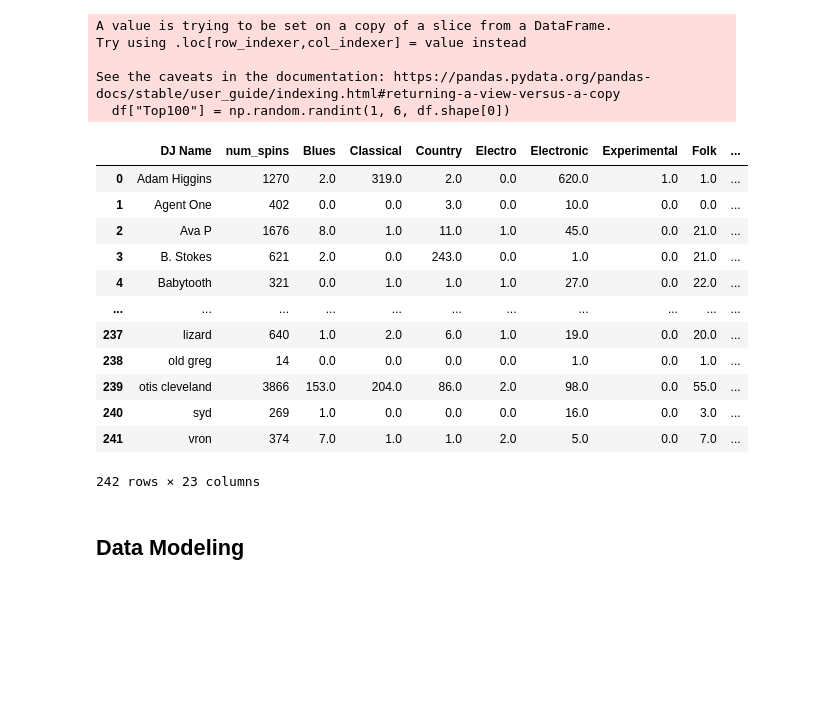
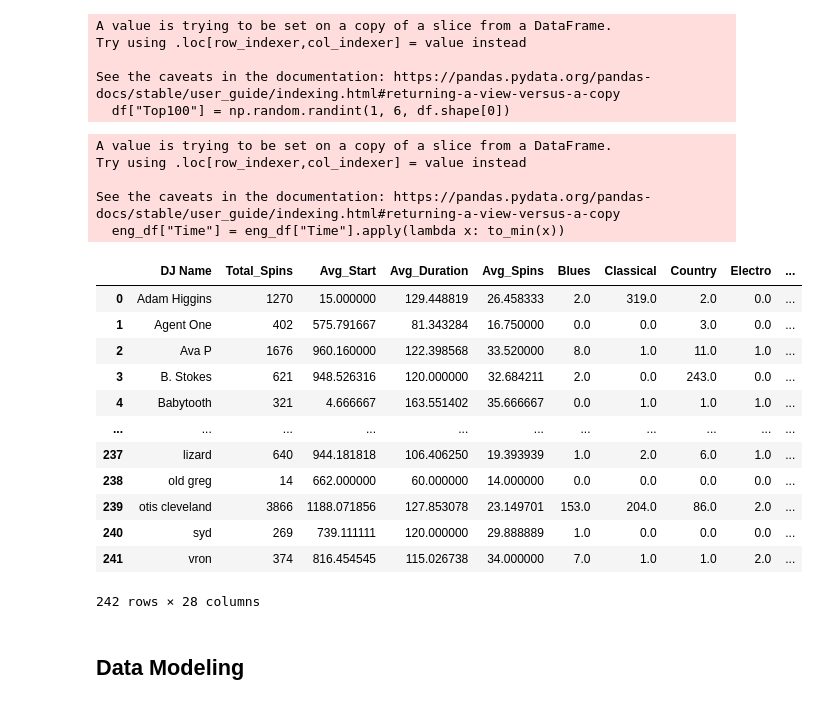
Before and after one commit to zhayes42/CS3870-WRUV, a Jupyter notebook: main.ipynb, the cells around one changed output. Saved outputs shown, nothing was run; the diff lists cells and outputs as text; code cells hidden in the pictures; blank space fills up the shorter version.

Commit message:
data rearranging: additional engineered features

```diff
--- a/main.ipynb
+++ b/main.ipynb
@@ -27,7 +28,7 @@ for file in os.listdir(directory):
 df = pd.concat(dfs, axis=0)
 df.sort_values("Date-time", inplace=True, ignore_index=True)
 # Drop columns that we already know we don't need
-df.drop(["Playlist Category", "Playlist Duration", "DJ Email", "Date-time", "Composer"], axis=1, inplace=True)
+df.drop(["Playlist Category", "DJ Email", "Date-time", "Composer"], axis=1, inplace=True)
 df["Date"] = pd.to_datetime(df["Date"])
 df
 # %% [output]
@@ -425,54 +428,74 @@ def spins_to_dj(spin_df: pd.DataFrame):
     """
     # Begin a dataframe, where each row is indentified by dj name
     dj_df = spin_df.groupby(["DJ Name"]).count().reset_index()
-    dj_df = dj_df[["DJ Name", "Playlist Title"]].rename(columns={"Playlist Title": "num_spins"})
+    dj_df = dj_df[["DJ Name", "Playlist Title"]].rename(columns={"Playlist Title": "Total_Spins"})
 
-    # Engineered Features: Time of day, duration, average # spins, average spin length
+    # Engineered Features: avg time of day (start time), avg duration, average # spins
+    eng_df = spin_df[["DJ Name", "Playlist Title", "Playlist Duration", "Date", "Time"]]
+
+    pattern = "%I:%M:%S %p"
+    def to_min(x):
+        time_extracted = datetime.strptime(x, pattern)
+        return time_extracted.hour*60 + time_extracted.minute
+    eng_df["Time"] = eng_df["Time"].apply(lambda x: to_min(x))
+    start_times_df = eng_df.groupby(["DJ Name", "Date"]).min().reset_index()
+    dj_df["Avg_Start"] = start_times_df[["DJ Name", "Time"]].groupby("DJ Name").mean().reset_index()["Time"]
+
+    duration_df = eng_df[["DJ Name", "Playlist Duration"]]
+    dj_df["Avg_Duration"] = duration_df.groupby("DJ Name").mean().reset_index()["Playlist Duration"]
+
+    one_day_spin_count_df = spin_df.groupby(["DJ Name", "Date"]).count().reset_index()
+    avg_spin_df = one_day_spin_count_df[["DJ Name", "Playlist Title"]].groupby("DJ Name").mean().reset_index()
+    dj_df["Avg_Spins"] = avg_spin_df["Playlist Title"]
 
     # Populate genre count features
     genre_df = spin_df.dropna(subset=["Genre"]) # Temporary, until genre is filled completely
     genre_df = genre_df.groupby(["DJ Name", "Genre"]).count().reset_index()
     genre_df = genre_df[["DJ Name", "Genre", "Playlist Title"]].rename(columns={"Playlist Title": "genre_count"})
     genre_df = genre_df.pivot(index="DJ Name", columns="Genre", values="genre_count").fillna(0).reset_index()
     genre_df = genre_df.rename_axis(None, axis=1)
     dj_df = pd.merge(dj_df, genre_df, on="DJ Name", how='inner')
 
     # Count new music policy violations
     one_day_new_df = spin_df[["DJ Name", "Date", "New"]].groupby(["DJ Name", "Date"]).sum().reset_index()
-    one_day_spin_count_df = spin_df.groupby(["DJ Name", "Date"]).count().reset_index()
     one_day_spin_count_df = one_day_spin_count_df[["DJ Name", "Date", "Playlist Title"]]
     one_day_spin_count_df = one_day_spin_count_df.rename(columns={"Playlist Title": "show_spins"})
     joined_new_df = pd.merge(one_day_new_df, one_day_spin_count_df, on=["DJ Name", "Date"], how='inner')
     joined_new_df["new_percent"] = joined_new_df["New"] / joined_new_df["show_spins"]
     joined_new_df["new_violations"] = (joined_new_df["new_percent"] < 0.25).astype(int)
     grouped_new_df = joined_new_df[["DJ Name", "new_violations"]].groupby("DJ Name").sum().reset_index()
     dj_df = pd.merge(dj_df, grouped_new_df, on="DJ Name", how='inner')
 
     # Count popular artist policy violations
     dj_df["top_violations"] = spin_df[["DJ Name", "Top100"]].groupby(["DJ Name"]).sum().reset_index()["Top100"]
 
     # Calculate policy violation feature
     dj_df["Violations"] = dj_df["new_violations"] + dj_df["top_violations"]
     #dj_df = dj_df.drop(columns=["new_violations", "top_violations"])
 
     return dj_df
 
 df1 = spins_to_dj(spin_df=df)
 df1
 # %% [output]
+A value is trying to be set on a copy of a slice from a DataFrame.
+Try using .loc[row_indexer,col_indexer] = value instead
+
+See the caveats in the documentation: https://pandas.pydata.org/pandas-docs/stable/user_guide/indexing.html#returning-a-view-versus-a-copy
+  eng_df["Time"] = eng_df["Time"].apply(lambda x: to_min(x))
-|  | DJ Name | num_spins | Blues | Classical | Country | Electro | Electronic | Experimental | Folk | ... |
-| 0 | Adam Higgins | 1270 | 2.0 | 319.0 | 2.0 | 0.0 | 620.0 | 1.0 | 1.0 | ... |
-| 1 | Agent One | 402 | 0.0 | 0.0 | 3.0 | 0.0 | 10.0 | 0.0 | 0.0 | ... |
-| 2 | Ava P | 1676 | 8.0 | 1.0 | 11.0 | 1.0 | 45.0 | 0.0 | 21.0 | ... |
-| 3 | B. Stokes | 621 | 2.0 | 0.0 | 243.0 | 0.0 | 1.0 | 0.0 | 21.0 | ... |
-| 4 | Babytooth | 321 | 0.0 | 1.0 | 1.0 | 1.0 | 27.0 | 0.0 | 22.0 | ... |
+|  | DJ Name | Total_Spins | Avg_Start | Avg_Duration | Avg_Spins | Blues | Classical | Country | Electro | ... |
+| 0 | Adam Higgins | 1270 | 15.000000 | 129.448819 | 26.458333 | 2.0 | 319.0 | 2.0 | 0.0 | ... |
+| 1 | Agent One | 402 | 575.791667 | 81.343284 | 16.750000 | 0.0 | 0.0 | 3.0 | 0.0 | ... |
+| 2 | Ava P | 1676 | 960.160000 | 122.398568 | 33.520000 | 8.0 | 1.0 | 11.0 | 1.0 | ... |
+| 3 | B. Stokes | 621 | 948.526316 | 120.000000 | 32.684211 | 2.0 | 0.0 | 243.0 | 0.0 | ... |
+| 4 | Babytooth | 321 | 4.666667 | 163.551402 | 35.666667 | 0.0 | 1.0 | 1.0 | 1.0 | ... |
 | ... | ... | ... | ... | ... | ... | ... | ... | ... | ... | ... |
-| 237 | lizard | 640 | 1.0 | 2.0 | 6.0 | 1.0 | 19.0 | 0.0 | 20.0 | ... |
-| 238 | old greg | 14 | 0.0 | 0.0 | 0.0 | 0.0 | 1.0 | 0.0 | 1.0 | ... |
-| 239 | otis cleveland | 3866 | 153.0 | 204.0 | 86.0 | 2.0 | 98.0 | 0.0 | 55.0 | ... |
-| 240 | syd | 269 | 1.0 | 0.0 | 0.0 | 0.0 | 16.0 | 0.0 | 3.0 | ... |
-| 241 | vron | 374 | 7.0 | 1.0 | 1.0 | 2.0 | 5.0 | 0.0 | 7.0 | ... |
+| 237 | lizard | 640 | 944.181818 | 106.406250 | 19.393939 | 1.0 | 2.0 | 6.0 | 1.0 | ... |
+| 238 | old greg | 14 | 662.000000 | 60.000000 | 14.000000 | 0.0 | 0.0 | 0.0 | 0.0 | ... |
+| 239 | otis cleveland | 3866 | 1188.071856 | 127.853078 | 23.149701 | 153.0 | 204.0 | 86.0 | 2.0 | ... |
+| 240 | syd | 269 | 739.111111 | 120.000000 | 29.888889 | 1.0 | 0.0 | 0.0 | 0.0 | ... |
+| 241 | vron | 374 | 816.454545 | 115.026738 | 34.000000 | 7.0 | 1.0 | 1.0 | 2.0 | ... |
-242 rows × 23 columns
+242 rows × 28 columns
 # %% [markdown]
 ## Data Modeling
 # %% [markdown]
```
Also changed, not shown: parts of 4 cells of this notebook.
